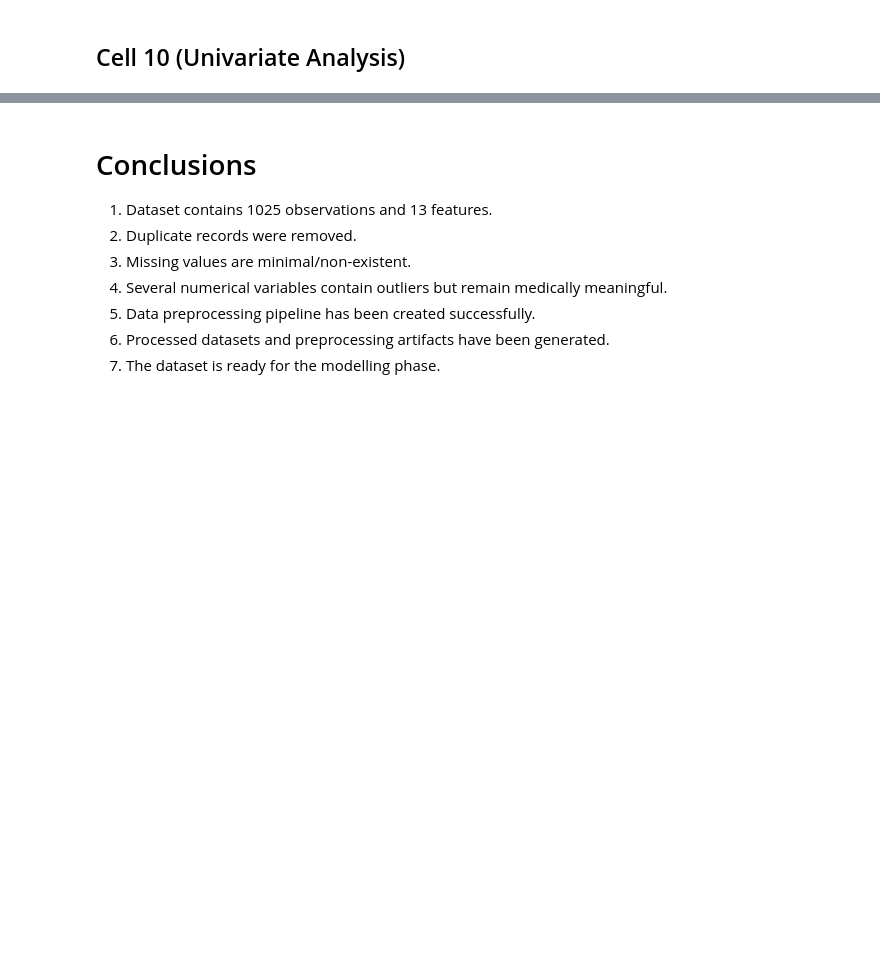
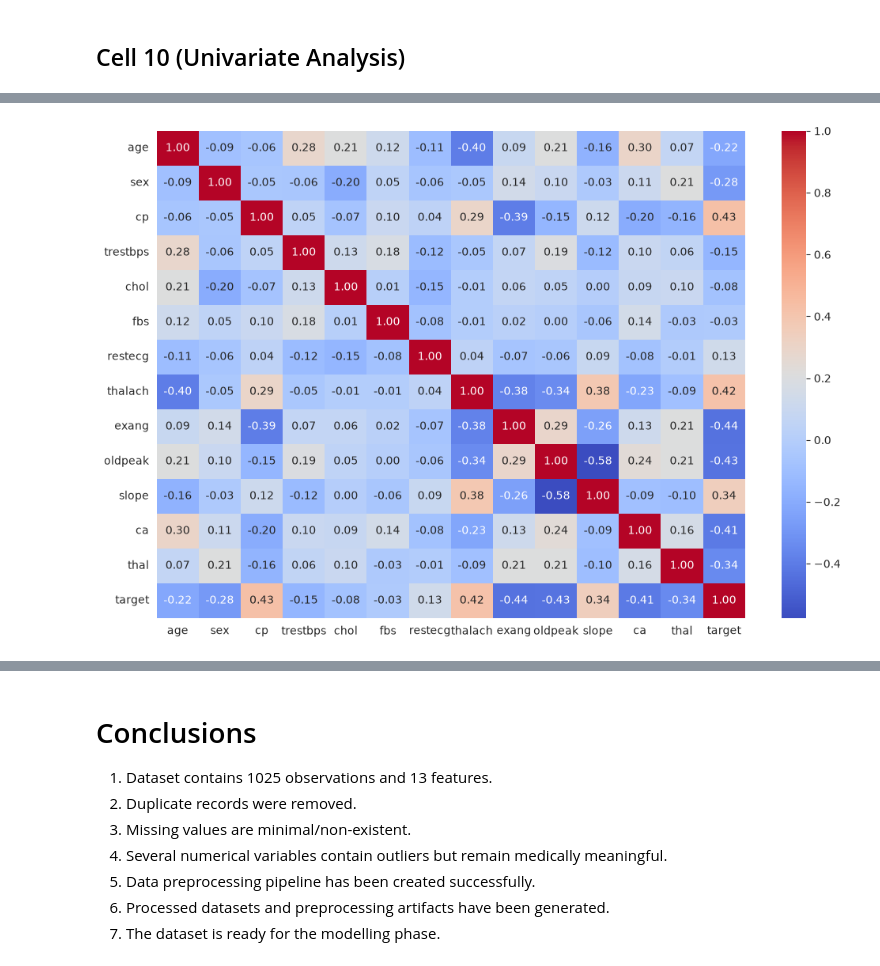
Before and after one commit to itsdimasrizki/Eksperimen_SML, a Jupyter notebook: notebook/eksperimen.ipynb, the cells around one changed output, grey strips where cells are left out. Cells and saved outputs as stored; diff of their text form; code cells hidden in the pictures; blank space fills up the shorter version.

Commit message:
update:pre processing data

```diff
--- a/notebook/eksperimen.ipynb
+++ b/notebook/eksperimen.ipynb
@@ -79,12 +77,15 @@ plt.rcParams["figure.figsize"] = (10, 6)
 # %% [markdown]
 ## Cell 4 (Directory Configuration)
 # %%
-RAW_DATA_PATH = "../data/raw/heart.csv"
+from pathlib import Path
 
-INTERIM_DIR = "../data/interim"
-PROCESSED_DIR = "../data/processed"
-REPORT_DIR = "../reports"
-ARTIFACT_DIR = "../artifacts"
+ROOT = Path.cwd().parent
+RAW_DATA_PATH = ROOT / "data/raw/heart.csv"
+
+INTERIM_DIR = ROOT / "data/interim"
+PROCESSED_DIR = ROOT / "data/processed"
+REPORT_DIR = ROOT / "reports"
+ARTIFACT_DIR = ROOT /"artifacts"
 
 os.makedirs(INTERIM_DIR, exist_ok=True)
 os.makedirs(PROCESSED_DIR, exist_ok=True)
@@ -282,14 +364,16 @@ outlier_report
 # %%
-corr = df.corr(numeric_only=True)
+corr = df.select_dtypes(include=np.number).corr()
 
 plt.figure(figsize=(12,8))
 
 sns.heatmap(
     corr,
     annot=True,
     cmap="coolwarm",
     fmt=".2f"
 )
 
 plt.show()
+# %% [output]
+[figure, added]
 # %%
```
Also changed, not shown: parts of 17 cells of this notebook, 19 other files.
